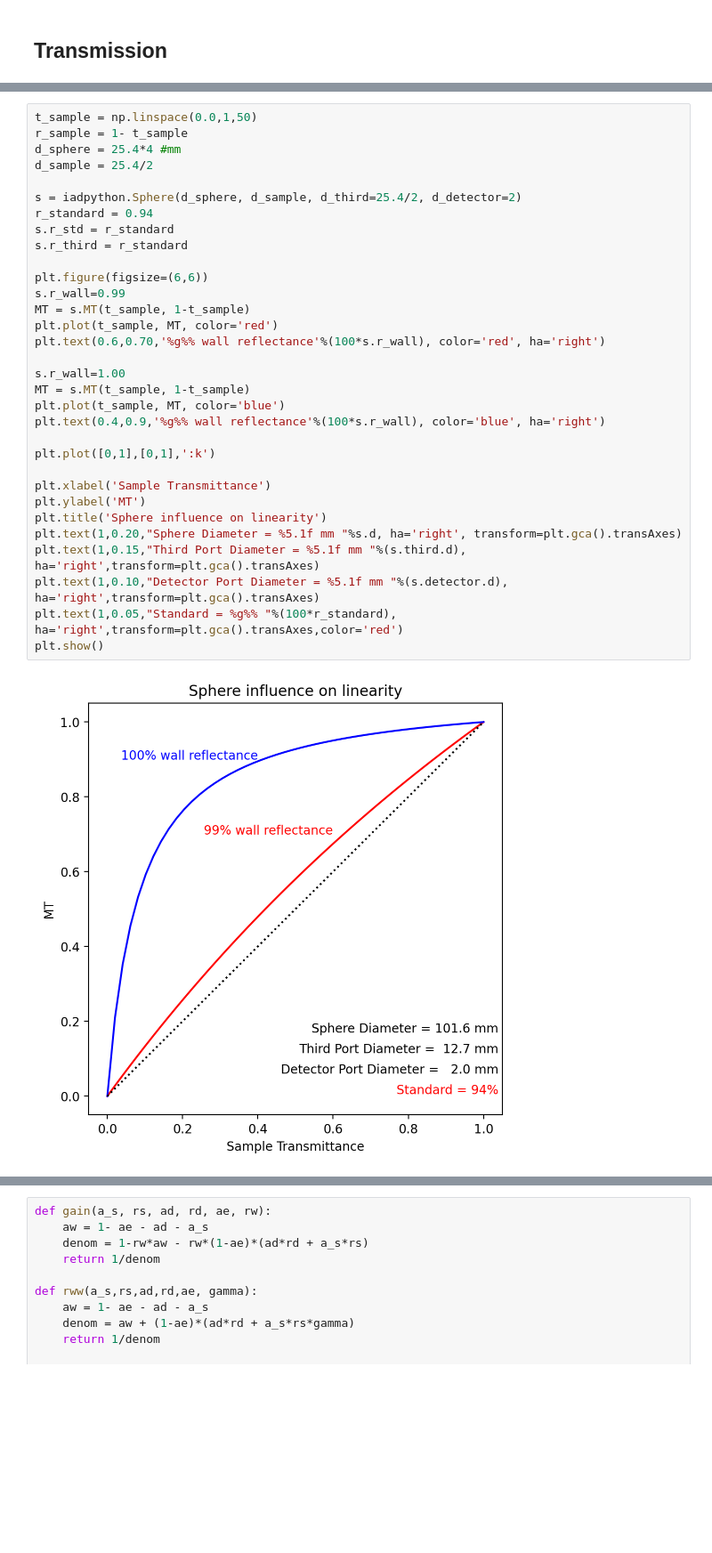
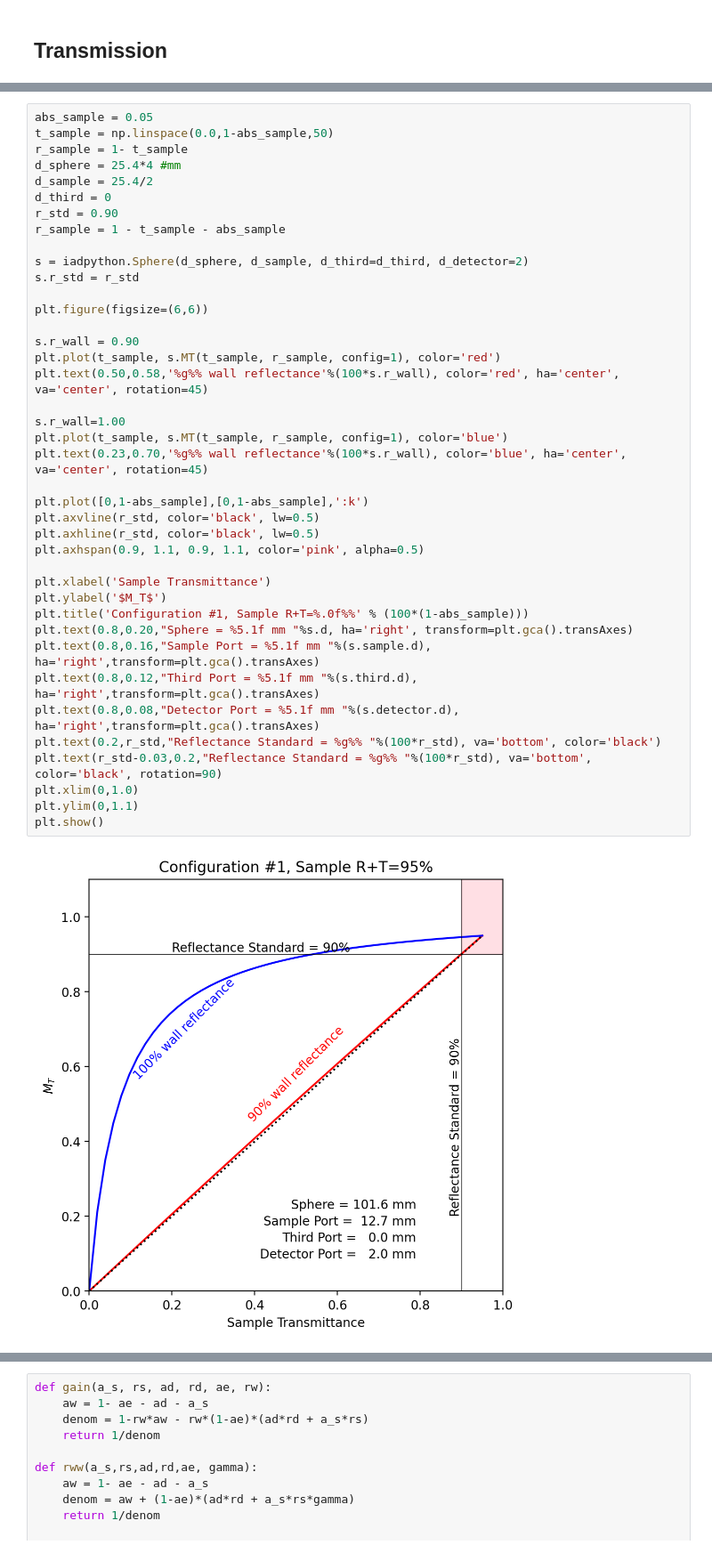
Before and after one commit to scottprahl/iadpython, a Jupyter notebook: docs/measurements.ipynb, the cells around one changed output, grey strips where cells are left out. Shown at 89% size. Drawn from its saved outputs; the diff is of its cells as text; blank space fills up the shorter version.

```diff
--- a/docs/measurements.ipynb
+++ b/docs/measurements.ipynb
@@ -82,34 +297,42 @@ In this measurement the baffle is no longer between the standard and the reflect
 # %%
-t_sample = np.linspace(0.0,1,50)
+abs_sample = 0.05
+t_sample = np.linspace(0.0,1-abs_sample,50)
 r_sample = 1- t_sample
 d_sphere = 25.4*4 #mm
 d_sample = 25.4/2
+d_third = 0
+r_std = 0.90
+r_sample = 1 - t_sample - abs_sample
 
-s = iadpython.Sphere(d_sphere, d_sample, d_third=25.4/2, d_detector=2)
-r_standard = 0.94
-s.r_std = r_standard
-s.r_third = r_standard
+s = iadpython.Sphere(d_sphere, d_sample, d_third=d_third, d_detector=2)
+s.r_std = r_std
 
 plt.figure(figsize=(6,6))
-s.r_wall=0.99
-MT = s.MT(t_sample, 1-t_sample)
-plt.plot(t_sample, MT, color='red')
-plt.text(0.6,0.70,'%g%% wall reflectance'%(100*s.r_wall), color='red', ha='right')
+
+s.r_wall = 0.90
+plt.plot(t_sample, s.MT(t_sample, r_sample, config=1), color='red')
+plt.text(0.50,0.58,'%g%% wall reflectance'%(100*s.r_wall), color='red', ha='center', va='center', rotation=45)
 
 s.r_wall=1.00
-MT = s.MT(t_sample, 1-t_sample)
-plt.plot(t_sample, MT, color='blue')
-plt.text(0.4,0.9,'%g%% wall reflectance'%(100*s.r_wall), color='blue', ha='right')
+plt.plot(t_sample, s.MT(t_sample, r_sample, config=1), color='blue')
+plt.text(0.23,0.70,'%g%% wall reflectance'%(100*s.r_wall), color='blue', ha='center', va='center', rotation=45)
 
-plt.plot([0,1],[0,1],':k')
+plt.plot([0,1-abs_sample],[0,1-abs_sample],':k')
+plt.axvline(r_std, color='black', lw=0.5)
+plt.axhline(r_std, color='black', lw=0.5)
+plt.axhspan(0.9, 1.1, 0.9, 1.1, color='pink', alpha=0.5)
 
 plt.xlabel('Sample Transmittance')
-plt.ylabel('MT')
-plt.title('Sphere influence on linearity')
-plt.text(1,0.20,"Sphere Diameter = %5.1f mm "%s.d, ha='right', transform=plt.gca().transAxes)
-plt.text(1,0.15,"Third Port Diameter = %5.1f mm "%(s.third.d), ha='right',transform=plt.gca().transAxes)
-plt.text(1,0.10,"Detector Port Diameter = %5.1f mm "%(s.detector.d), ha='right',transform=plt.gca().transAxes)
-plt.text(1,0.05,"Standard = %g%% "%(100*r_standard), ha='right',transform=plt.gca().transAxes,color='red')
+plt.ylabel('$M_T$')
+plt.title('Configuration #1, Sample R+T=%.0f%%' % (100*(1-abs_sample)))
+plt.text(0.8,0.20,"Sphere = %5.1f mm "%s.d, ha='right', transform=plt.gca().transAxes)
+plt.text(0.8,0.16,"Sample Port = %5.1f mm "%(s.sample.d), ha='right',transform=plt.gca().transAxes)
+plt.text(0.8,0.12,"Third Port = %5.1f mm "%(s.third.d), ha='right',transform=plt.gca().transAxes)
+plt.text(0.8,0.08,"Detector Port = %5.1f mm "%(s.detector.d), ha='right',transform=plt.gca().transAxes)
+plt.text(0.2,r_std,"Reflectance Standard = %g%% "%(100*r_std), va='bottom', color='black')
+plt.text(r_std-0.03,0.2,"Reflectance Standard = %g%% "%(100*r_std), va='bottom', color='black', rotation=90)
+plt.xlim(0,1.0)
+plt.ylim(0,1.1)
 plt.show()
 # %% [output]
-[figure, old version]
+[figure, new version]
```
Also changed, not shown: parts of 15 cells of this notebook.
